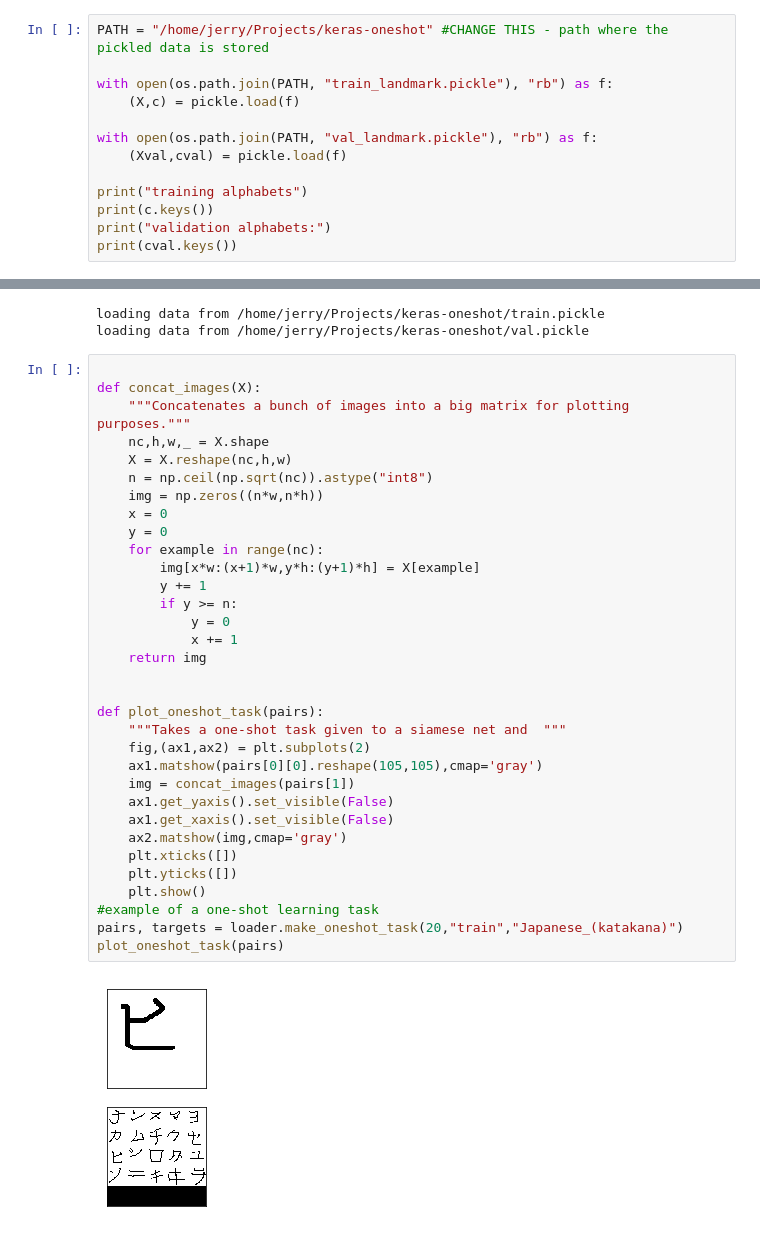
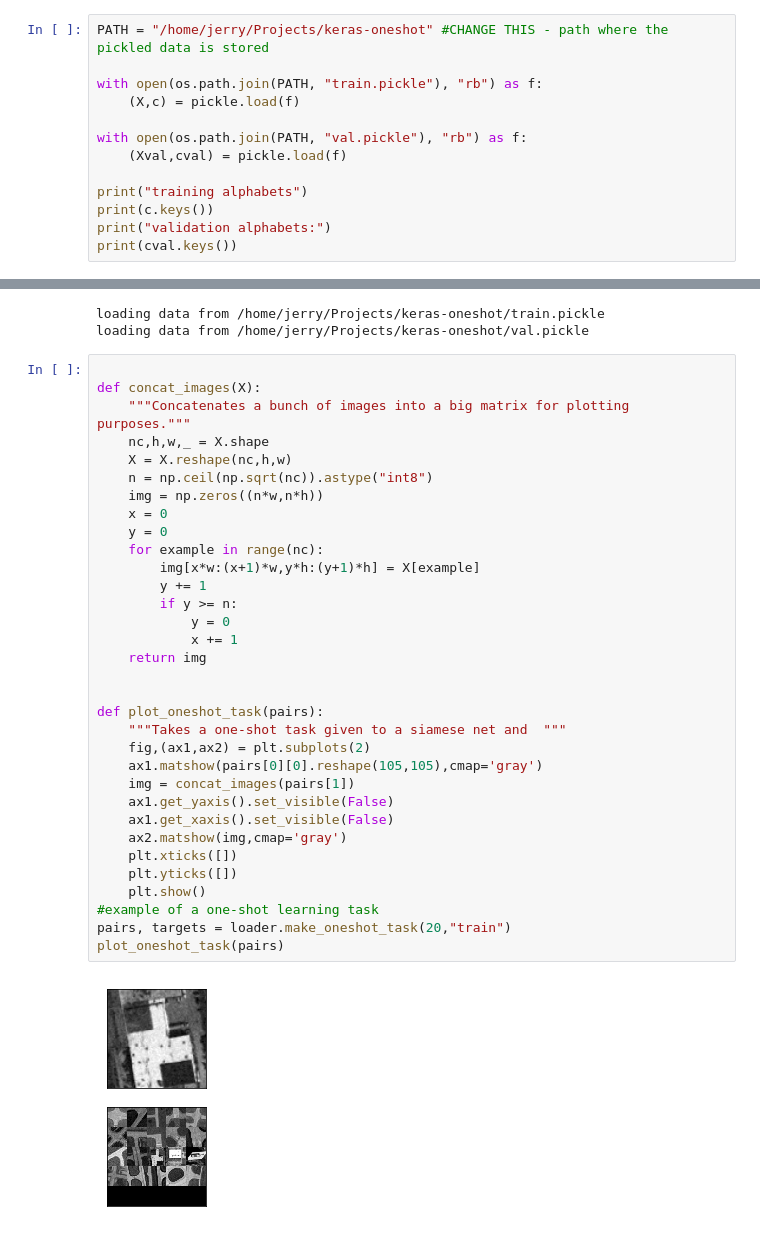
Before and after one commit to WangJerry95/keras-oneshot, a Jupyter notebook: SiameseNet.ipynb, the cells around one changed output, grey strips where cells are left out. Saved outputs shown, nothing was run; the diff lists cells and outputs as text.

Commit message:
trained on landmark dataset

```diff
--- a/SiameseNet.ipynb
+++ b/SiameseNet.ipynb
@@ -64,10 +64,10 @@ The data is pickled as an N_classes x n_examples x width x height array, and the
 # %%
 PATH = "/home/jerry/Projects/keras-oneshot" #CHANGE THIS - path where the pickled data is stored
 
-with open(os.path.join(PATH, "train_landmark.pickle"), "rb") as f:
+with open(os.path.join(PATH, "train.pickle"), "rb") as f:
     (X,c) = pickle.load(f)
 
-with open(os.path.join(PATH, "val_landmark.pickle"), "rb") as f:
+with open(os.path.join(PATH, "val.pickle"), "rb") as f:
     (Xval,cval) = pickle.load(f)
 
 print("training alphabets")
@@ -186,35 +186,35 @@ def concat_images(X):
     """Concatenates a bunch of images into a big matrix for plotting purposes."""
     nc,h,w,_ = X.shape
     X = X.reshape(nc,h,w)
     n = np.ceil(np.sqrt(nc)).astype("int8")
     img = np.zeros((n*w,n*h))
     x = 0
     y = 0
     for example in range(nc):
         img[x*w:(x+1)*w,y*h:(y+1)*h] = X[example]
         y += 1
         if y >= n:
             y = 0
             x += 1
     return img
 
 
 def plot_oneshot_task(pairs):
     """Takes a one-shot task given to a siamese net and  """
     fig,(ax1,ax2) = plt.subplots(2)
     ax1.matshow(pairs[0][0].reshape(105,105),cmap='gray')
     img = concat_images(pairs[1])
     ax1.get_yaxis().set_visible(False)
     ax1.get_xaxis().set_visible(False)
     ax2.matshow(img,cmap='gray')
     plt.xticks([])
     plt.yticks([])
     plt.show()
 #example of a one-shot learning task
-pairs, targets = loader.make_oneshot_task(20,"train","Japanese_(katakana)")
+pairs, targets = loader.make_oneshot_task(20,"train")
 plot_oneshot_task(pairs)
 # %% [output]
-[figure, old version]
+[figure, new version]
 # %%
 
 #Training loop
```
Also changed, not shown: parts of 5 cells of this notebook.
